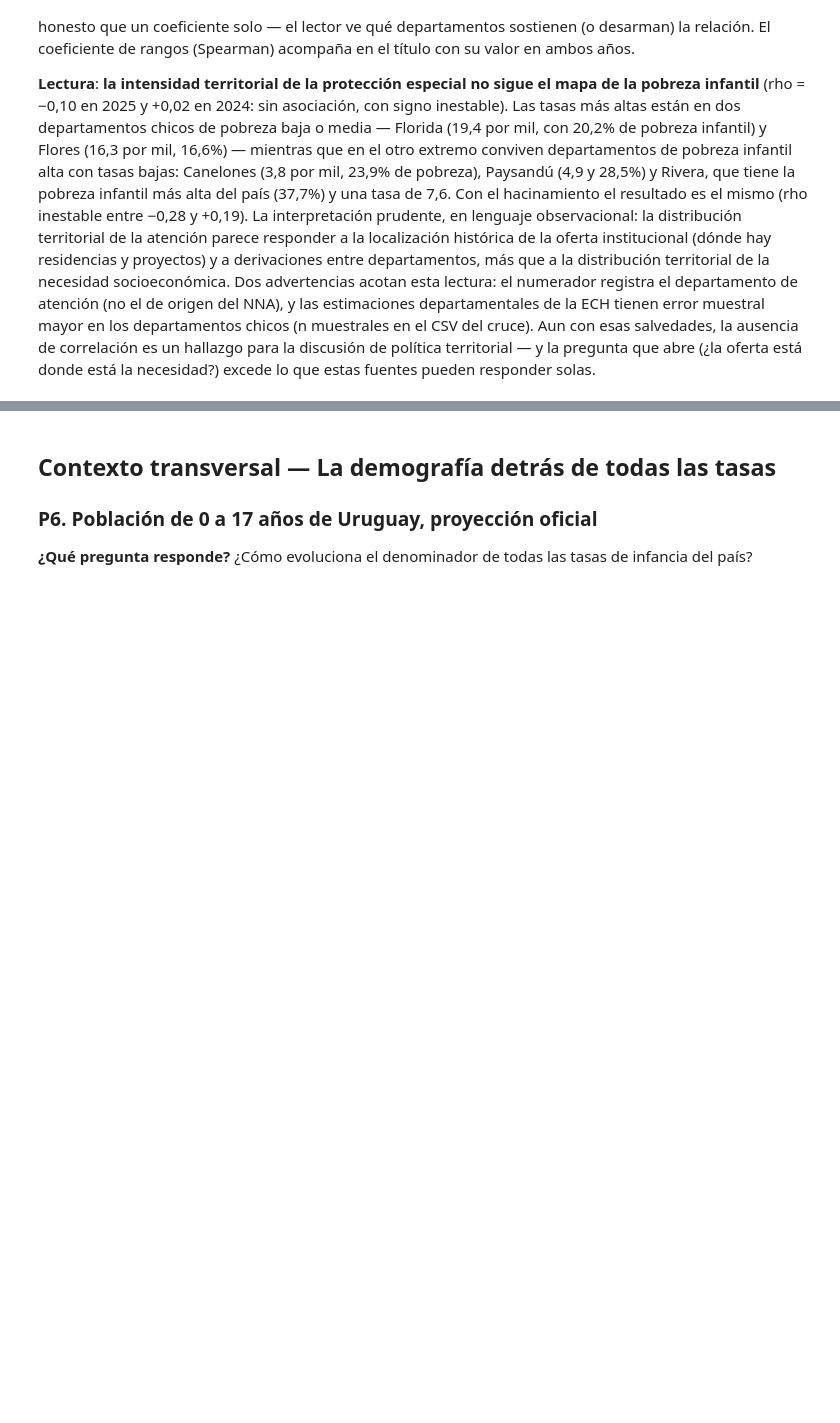
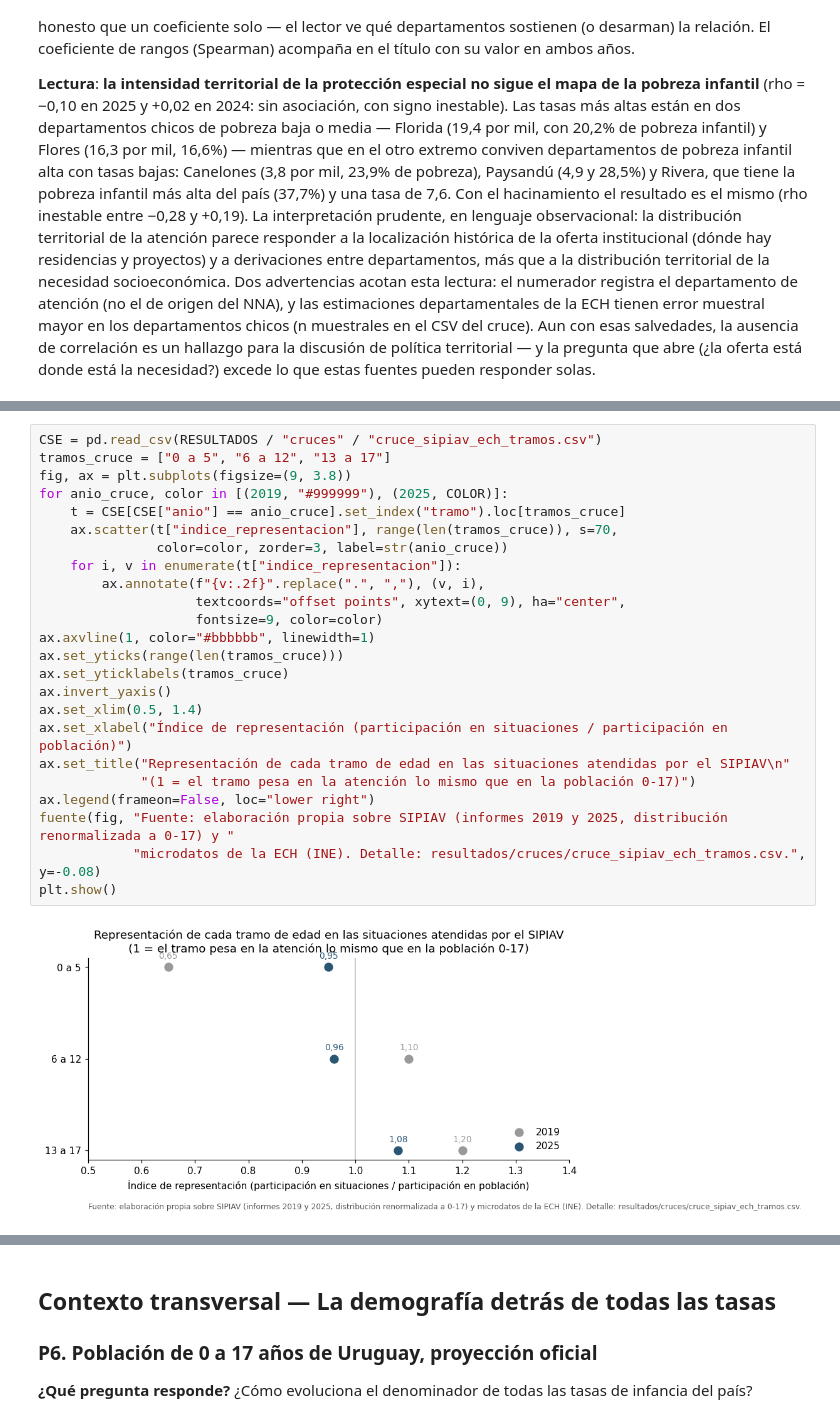
Before and after one commit to MCornesLucas/agente-politicas-sociales, a Jupyter notebook: notebooks/informe_infancia.ipynb, the cells around one changed output, grey strips where cells are left out. Saved outputs shown, nothing was run; the diff lists cells and outputs as text; blank space fills up the shorter version.

```diff
--- a/notebooks/informe_infancia.ipynb
+++ b/notebooks/informe_infancia.ipynb
@@ -1802,0 +1973,26 @@ fuentes pueden responder solas.
+# %%
+CSE = pd.read_csv(RESULTADOS / "cruces" / "cruce_sipiav_ech_tramos.csv")
+tramos_cruce = ["0 a 5", "6 a 12", "13 a 17"]
+fig, ax = plt.subplots(figsize=(9, 3.8))
+for anio_cruce, color in [(2019, "#999999"), (2025, COLOR)]:
+    t = CSE[CSE["anio"] == anio_cruce].set_index("tramo").loc[tramos_cruce]
+    ax.scatter(t["indice_representacion"], range(len(tramos_cruce)), s=70,
+               color=color, zorder=3, label=str(anio_cruce))
+    for i, v in enumerate(t["indice_representacion"]):
+        ax.annotate(f"{v:.2f}".replace(".", ","), (v, i),
+                    textcoords="offset points", xytext=(0, 9), ha="center",
+                    fontsize=9, color=color)
+ax.axvline(1, color="#bbbbbb", linewidth=1)
+ax.set_yticks(range(len(tramos_cruce)))
+ax.set_yticklabels(tramos_cruce)
+ax.invert_yaxis()
+ax.set_xlim(0.5, 1.4)
+ax.set_xlabel("Índice de representación (participación en situaciones / participación en población)")
+ax.set_title("Representación de cada tramo de edad en las situaciones atendidas por el SIPIAV\n"
+             "(1 = el tramo pesa en la atención lo mismo que en la población 0-17)")
+ax.legend(frameon=False, loc="lower right")
+fuente(fig, "Fuente: elaboración propia sobre SIPIAV (informes 2019 y 2025, distribución renormalizada a 0-17) y "
+            "microdatos de la ECH (INE). Detalle: resultados/cruces/cruce_sipiav_ech_tramos.csv.", y=-0.08)
+plt.show()
+# %% [output]
+[figure, added]
```
Also changed, not shown: parts of 14 cells of this notebook, 15 other files.
